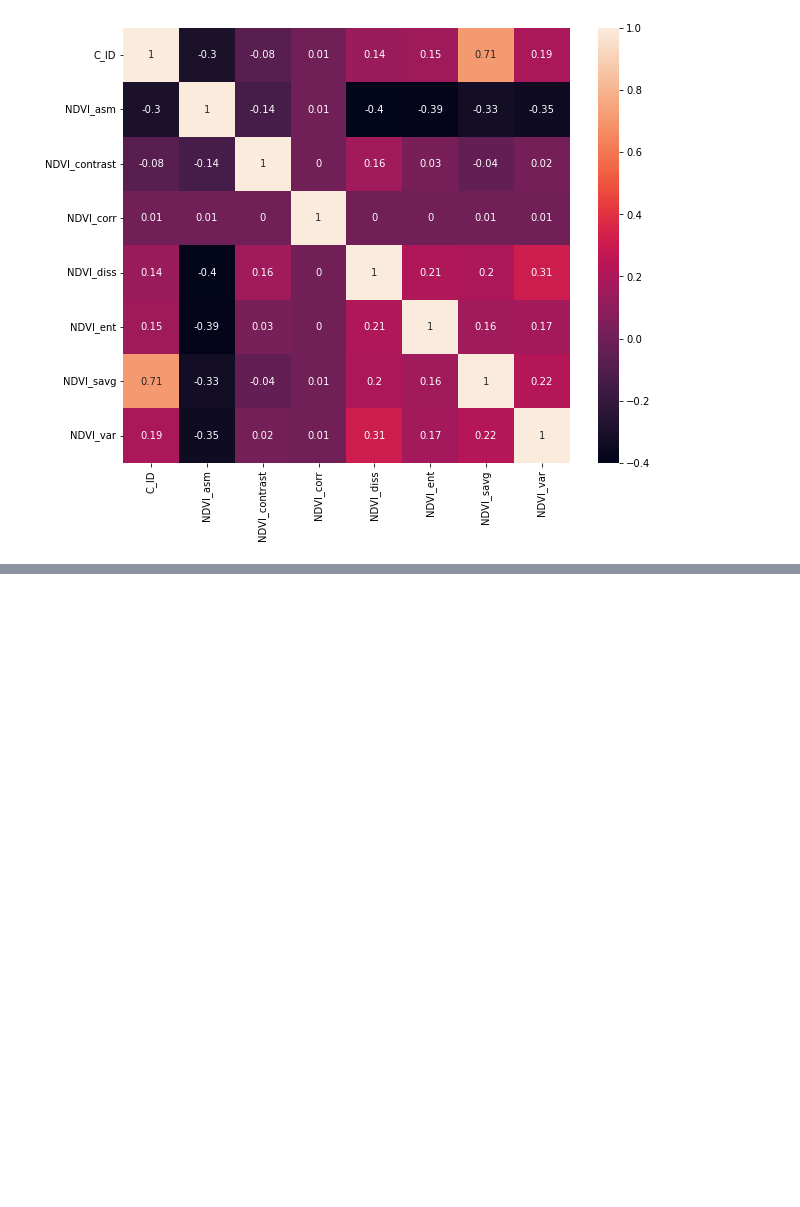
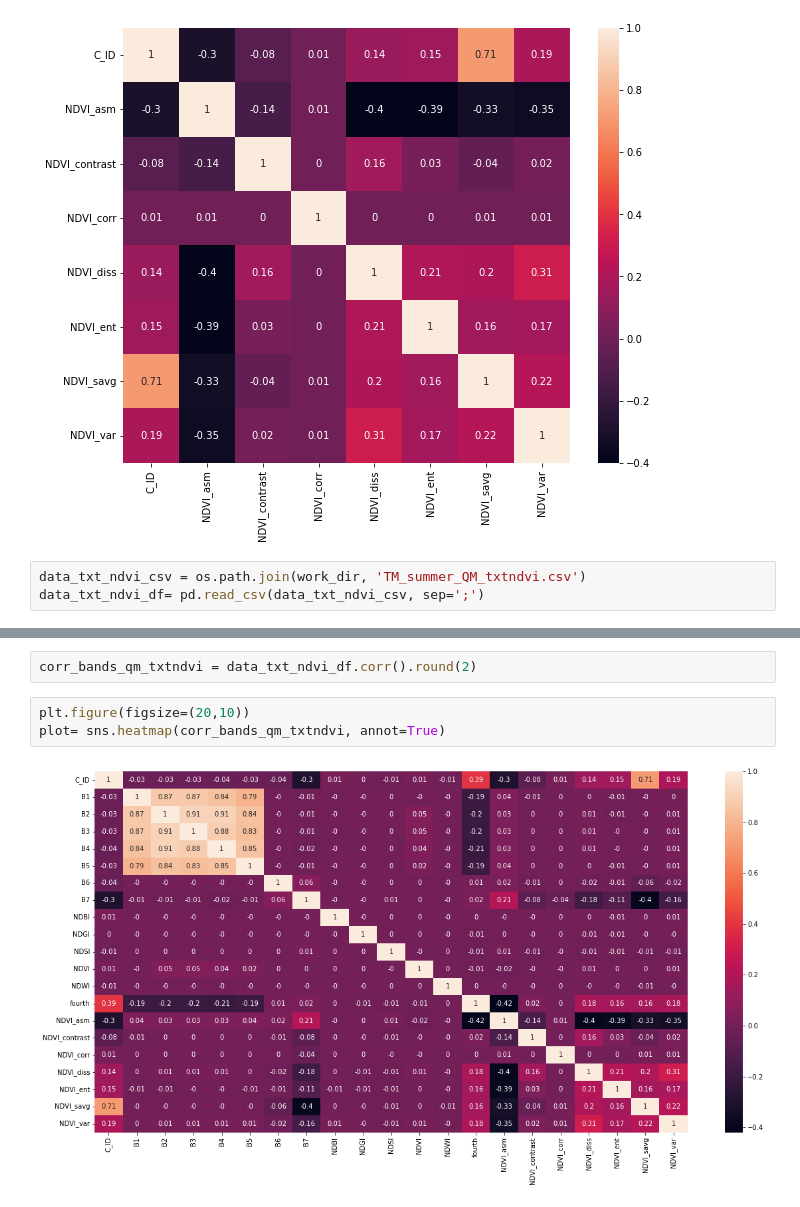
Before and after one commit to VitoAlbornoz/Landcover-Geemap, a Jupyter notebook: Notebooks/Análisis de Correlación.ipynb, the cells around one changed output, grey strips where cells are left out. Saved outputs shown, nothing was run; the diff lists cells and outputs as text; blank space fills up the shorter version.

```diff
--- a/Notebooks/Análisis de Correlación.ipynb
+++ b/Notebooks/Análisis de Correlación.ipynb
@@ -122,3 +122,6 @@ plt.figure(figsize=(10,8))
 plot= sns.heatmap(corr_bands_qm_txt, annot=True)
 # %% [output]
 [figure]
+# %%
+data_txt_ndvi_csv = os.path.join(work_dir, 'TM_summer_QM_txtndvi.csv')
+data_txt_ndvi_df= pd.read_csv(data_txt_ndvi_csv, sep=';')
@@ -124,0 +148,7 @@ plot= sns.heatmap(corr_bands_qm_txt, annot=True)
+# %%
+corr_bands_qm_txtndvi = data_txt_ndvi_df.corr().round(2)
+# %%
+plt.figure(figsize=(20,10))
+plot= sns.heatmap(corr_bands_qm_txtndvi, annot=True)
+# %% [output]
+[figure, added]
```
Also changed, not shown: parts of 1 cell of this notebook, 9 other files.
